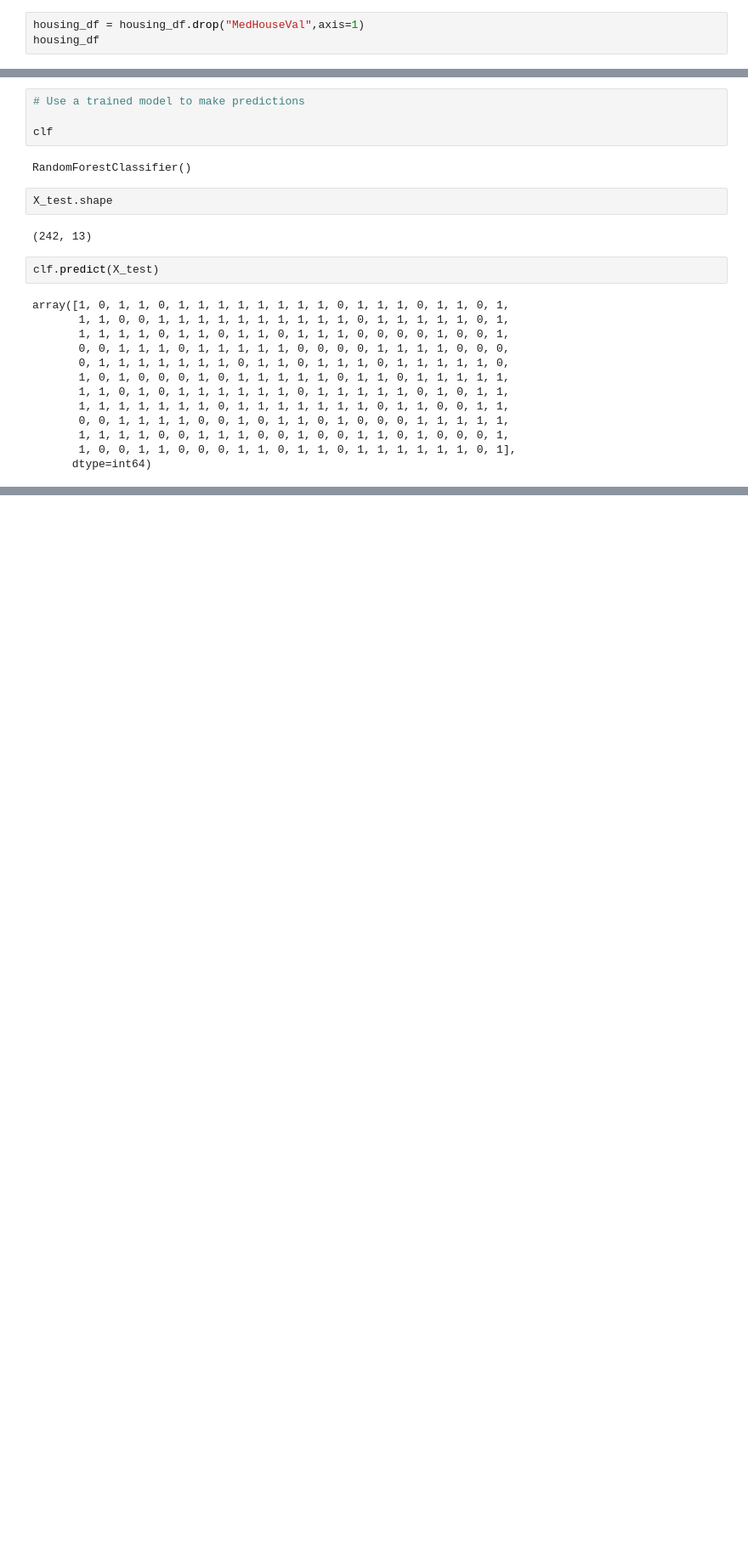
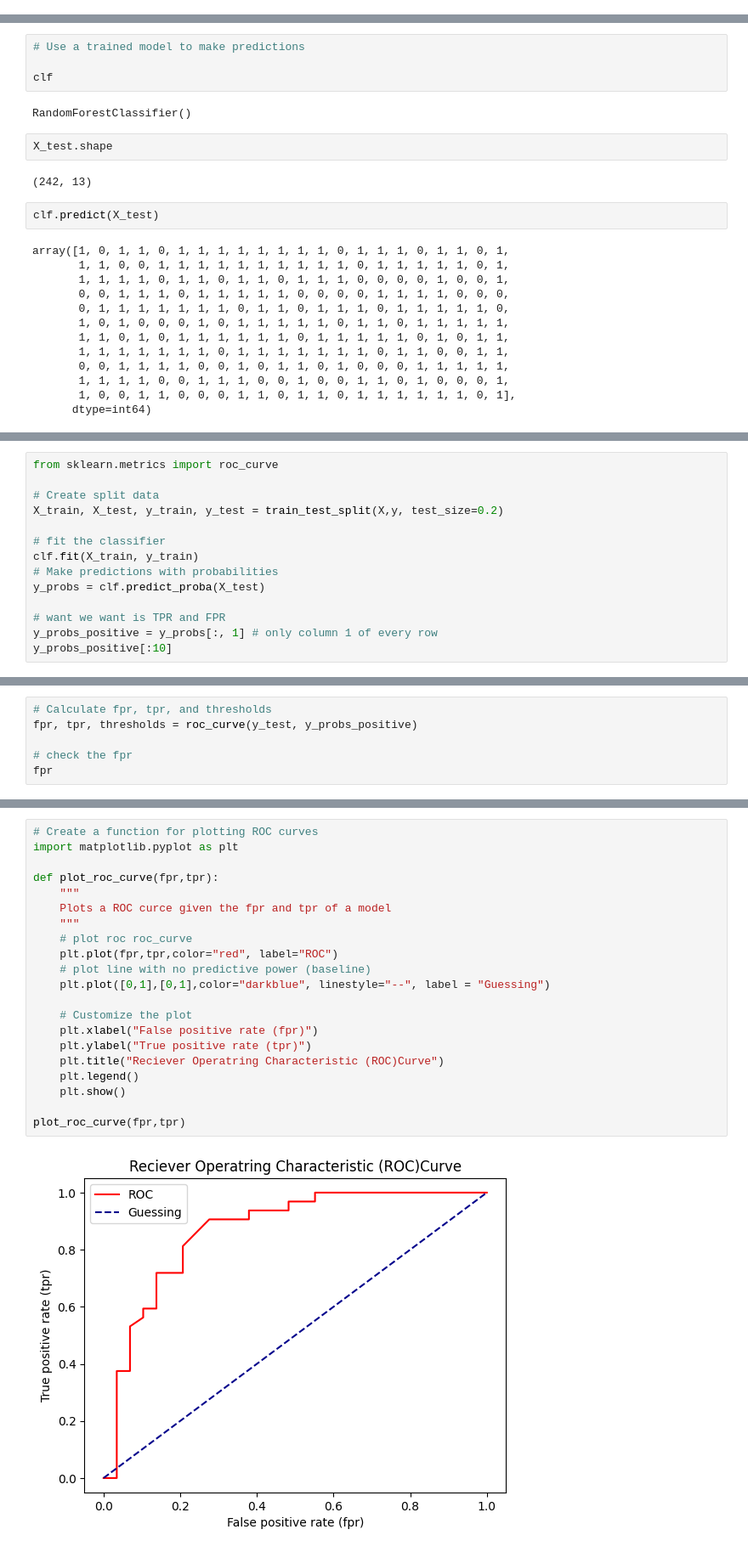
Before and after one commit to B-Rabbit7/machine-learning-101, a Jupyter notebook: Sickit/intro-to-scikit.ipynb, the cells around one changed output, grey strips where cells are left out. Shown: that part at 85% size. Cells and saved outputs as stored; diff of their text form; blank space fills up the shorter version.

Commit message:
Scikit-evaluating-model

```diff
--- a/Sickit/intro-to-scikit.ipynb
+++ b/Sickit/intro-to-scikit.ipynb
@@ -510,6 +604,3 @@ housing_df.head()
 | 2 | 7.2574 | 52.0 | 8.288136 | 1.073446 | 496.0 | 2.802260 | 37.85 | -122.24 | 3.521 |
 | 3 | 5.6431 | 52.0 | 5.817352 | 1.073059 | 558.0 | 2.547945 | 37.85 | -122.25 | 3.413 |
 | 4 | 3.8462 | 52.0 | 6.281853 | 1.081081 | 565.0 | 2.181467 | 37.85 | -122.25 | 3.422 |
-# %%
-housing_df = housing_df.drop("MedHouseVal",axis=1)
-housing_df
@@ -697,0 +1022,14 @@ array([1, 0, 1, 1, 0, 1, 1, 1, 1, 1, 1, 1, 1, 0, 1, 1, 1, 0, 1, 1, 0, 1,
+# %%
+from sklearn.metrics import roc_curve
+
+# Create split data
+X_train, X_test, y_train, y_test = train_test_split(X,y, test_size=0.2)
+
+# fit the classifier
+clf.fit(X_train, y_train)
+# Make predictions with probabilities
+y_probs = clf.predict_proba(X_test)
+
+# want we want is TPR and FPR
+y_probs_positive = y_probs[:, 1] # only column 1 of every row
+y_probs_positive[:10]
@@ -697,0 +1038,6 @@ array([1, 0, 1, 1, 0, 1, 1, 1, 1, 1, 1, 1, 1, 0, 1, 1, 1, 0, 1, 1, 0, 1,
+# %%
+# Calculate fpr, tpr, and thresholds
+fpr, tpr, thresholds = roc_curve(y_test, y_probs_positive)
+
+# check the fpr
+fpr
@@ -697,0 +1051,23 @@ array([1, 0, 1, 1, 0, 1, 1, 1, 1, 1, 1, 1, 1, 0, 1, 1, 1, 0, 1, 1, 0, 1,
+# %%
+# Create a function for plotting ROC curves
+import matplotlib.pyplot as plt
+
+def plot_roc_curve(fpr,tpr):
+    """
+    Plots a ROC curce given the fpr and tpr of a model
+    """
+    # plot roc roc_curve
+    plt.plot(fpr,tpr,color="red", label="ROC")
+    # plot line with no predictive power (baseline)
+    plt.plot([0,1],[0,1],color="darkblue", linestyle="--", label = "Guessing")
+
+    # Customize the plot
+    plt.xlabel("False positive rate (fpr)")
+    plt.ylabel("True positive rate (tpr)")
+    plt.title("Reciever Operatring Characteristic (ROC)Curve")
+    plt.legend()
+    plt.show()
+
+plot_roc_curve(fpr,tpr)
+# %% [output]
+[figure, added]
```
Also changed, not shown: parts of 69 cells of this notebook, 1 other file.
